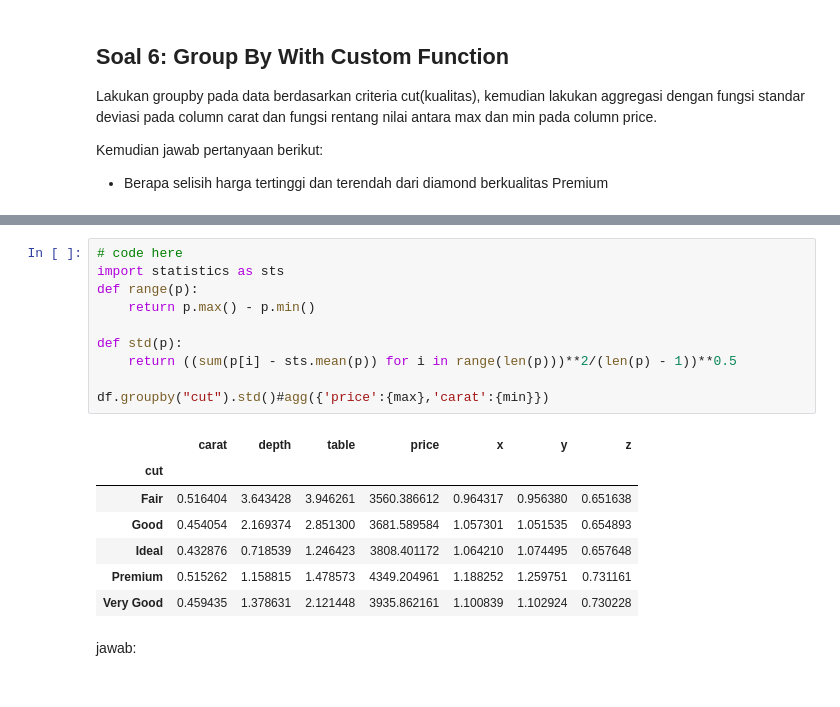
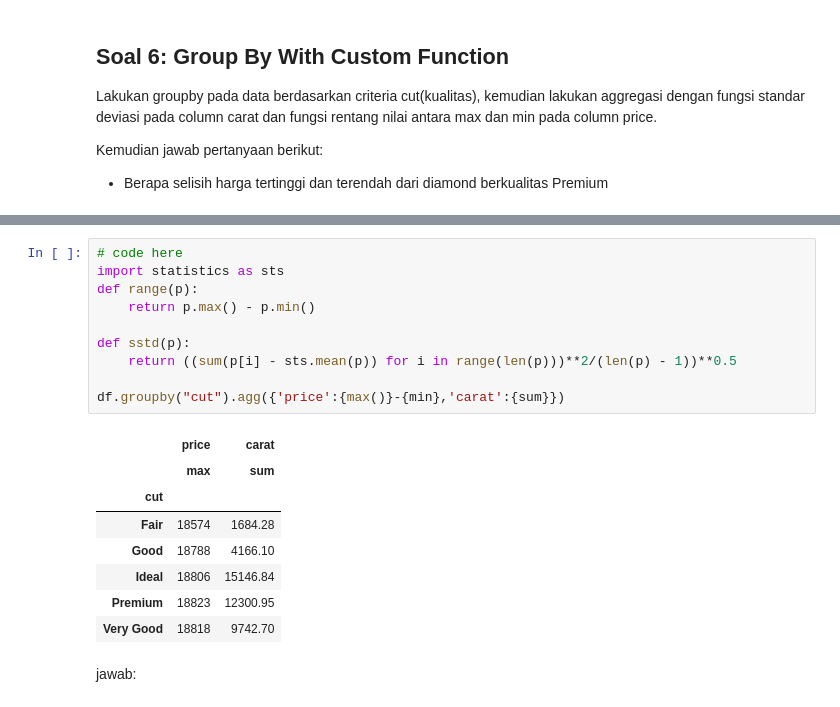
Before and after one commit to alif338/Python_Data_Science, a Jupyter notebook: Pekan 2/Tugas Hari 4 Pekan 2.ipynb, the cells around one changed output, grey strips where cells are left out. Saved outputs shown, nothing was run; the diff lists cells and outputs as text.

```diff
--- a/Pekan 2/Tugas Hari 4 Pekan 2.ipynb
+++ b/Pekan 2/Tugas Hari 4 Pekan 2.ipynb
@@ -194,20 +196,21 @@ Expected Output:
 # %%
 # code here
 import statistics as sts
 def range(p):
     return p.max() - p.min()
 
-def std(p):
+def sstd(p):
     return ((sum(p[i] - sts.mean(p)) for i in range(len(p)))**2/(len(p) - 1))**0.5
 
-df.groupby("cut").std()#agg({'price':{max},'carat':{min}})
+df.groupby("cut").agg({'price':{max()}-{min},'carat':{sum}})
 # %% [output]
-|  | carat | depth | table | price | x | y | z |
-| cut |  |  |  |  |  |  |  |
-| Fair | 0.516404 | 3.643428 | 3.946261 | 3560.386612 | 0.964317 | 0.956380 | 0.651638 |
-| Good | 0.454054 | 2.169374 | 2.851300 | 3681.589584 | 1.057301 | 1.051535 | 0.654893 |
-| Ideal | 0.432876 | 0.718539 | 1.246423 | 3808.401172 | 1.064210 | 1.074495 | 0.657648 |
-| Premium | 0.515262 | 1.158815 | 1.478573 | 4349.204961 | 1.188252 | 1.259751 | 0.731161 |
-| Very Good | 0.459435 | 1.378631 | 2.121448 | 3935.862161 | 1.100839 | 1.102924 | 0.730228 |
+|  | price | carat |
+|  | max | sum |
+| cut |  |  |
+| Fair | 18574 | 1684.28 |
+| Good | 18788 | 4166.10 |
+| Ideal | 18806 | 15146.84 |
+| Premium | 18823 | 12300.95 |
+| Very Good | 18818 | 9742.70 |
 # %% [markdown]
 jawab:
```
Also changed, not shown: parts of 3 cells of this notebook.
